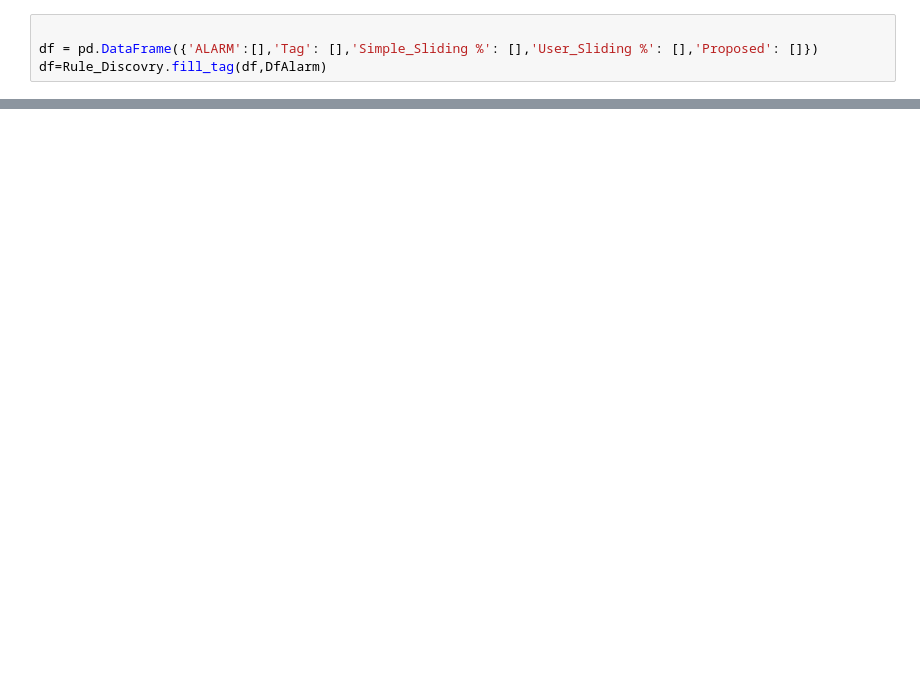
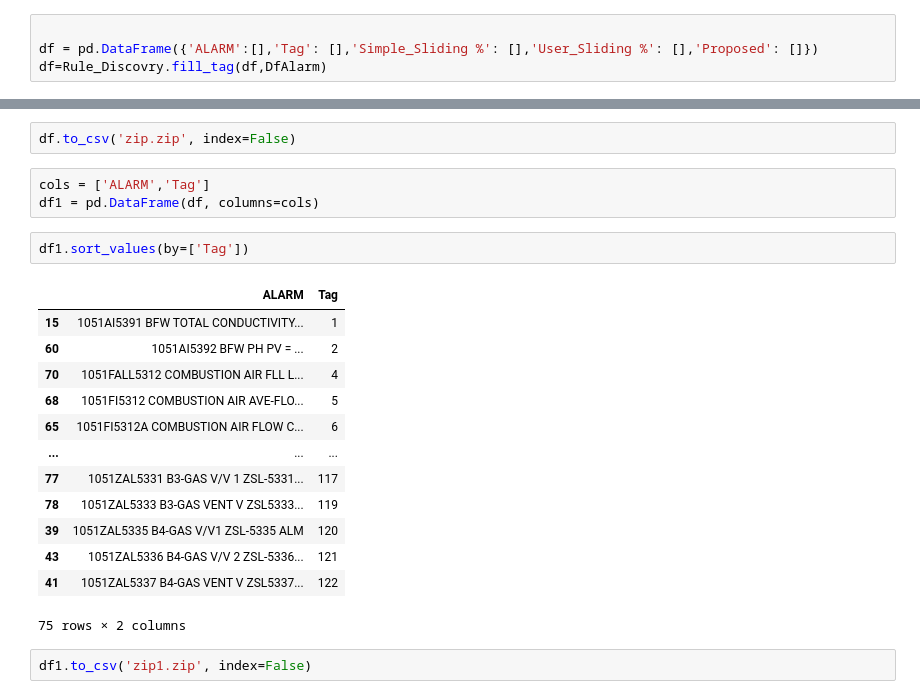
Before and after one commit to sidalikharef/Event-Intervals-to-Analyze-Alarm-Sequences-using-Python, a Jupyter notebook: Backend/jupyter notebook/Event-Intervals to Analyze Alarm Sequences using Python .ipynb, the cells around one changed output, grey strips where cells are left out. Cells and saved outputs as stored; diff of their text form; blank space fills up the shorter version.

```diff
--- a/Backend/jupyter notebook/Event-Intervals to Analyze Alarm Sequences using Python .ipynb
+++ b/Backend/jupyter notebook/Event-Intervals to Analyze Alarm Sequences using Python .ipynb
@@ -363,0 +427,23 @@ df.sort_values(by=['Tag'])
+# %%
+df.to_csv('zip.zip', index=False)
+# %%
+cols = ['ALARM','Tag']
+df1 = pd.DataFrame(df, columns=cols)
+# %%
+df1.sort_values(by=['Tag'])
+# %% [output]
+|  | ALARM | Tag |
+| 15 | 1051AI5391 BFW TOTAL CONDUCTIVITY... | 1 |
+| 60 | 1051AI5392 BFW PH PV = ... | 2 |
+| 70 | 1051FALL5312 COMBUSTION AIR FLL L... | 4 |
+| 68 | 1051FI5312 COMBUSTION AIR AVE-FLO... | 5 |
+| 65 | 1051FI5312A COMBUSTION AIR FLOW C... | 6 |
+| ... | ... | ... |
+| 77 | 1051ZAL5331 B3-GAS V/V 1 ZSL-5331... | 117 |
+| 78 | 1051ZAL5333 B3-GAS VENT V ZSL5333... | 119 |
+| 39 | 1051ZAL5335 B4-GAS V/V1 ZSL-5335 ALM | 120 |
+| 43 | 1051ZAL5336 B4-GAS V/V 2 ZSL-5336... | 121 |
+| 41 | 1051ZAL5337 B4-GAS VENT V ZSL5337... | 122 |
+75 rows × 2 columns
+# %%
+df1.to_csv('zip1.zip', index=False)
```
Also changed, not shown: parts of 11 cells of this notebook, 10 other files.
